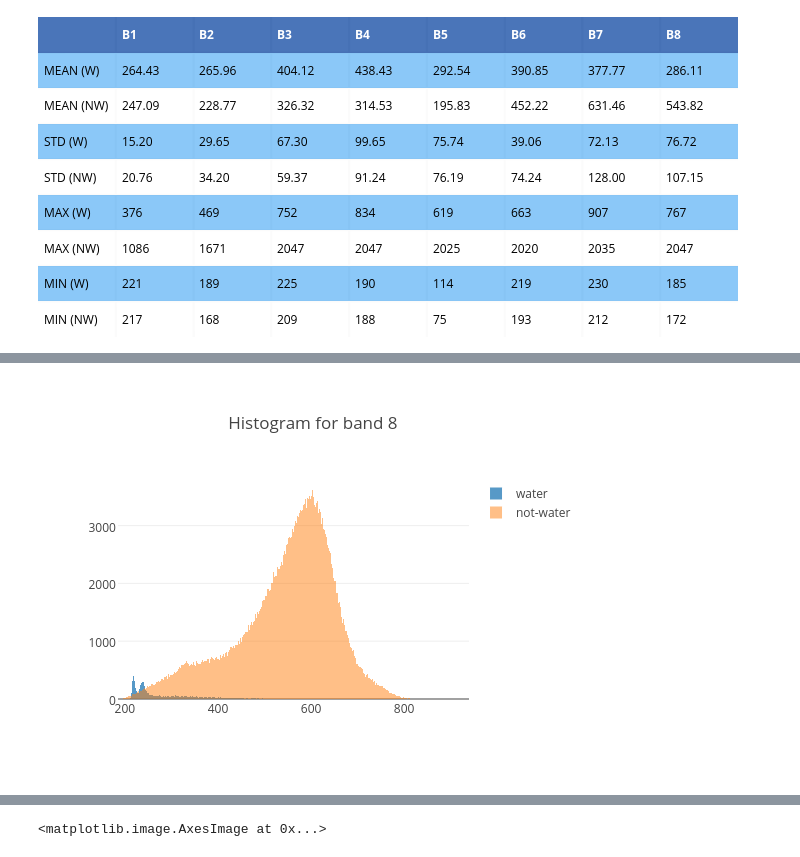
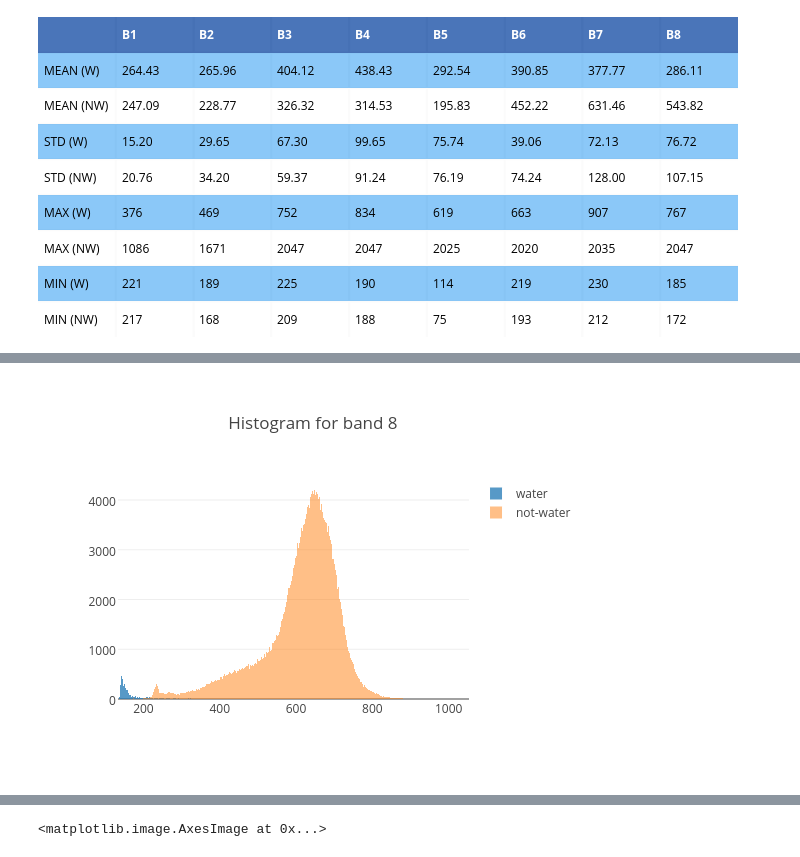
Before and after one commit to junjchen/jarvis, a Jupyter notebook: water_body_extraction/script.ipynb, the cells around one changed output, grey strips where cells are left out. Cells and saved outputs as stored; diff of their text form; code cells hidden in the pictures.

```diff
--- a/water_body_extraction/script.ipynb
+++ b/water_body_extraction/script.ipynb
@@ -16,0 +53,4 @@ i.m_bands_stats()
+# %%
+# Load test image 2
+
+ti2 = ImageFact('6110_4_0', ['7', '8'])
@@ -17,5 +59,5 @@ i.m_bands_stats()
 # %%
-i.plot_histogram_of_band_in_img_m(8)
+ti2.plot_histogram_of_band_in_img_m(8)
 # %% [output]
-[figure, old version]
+[figure, new version]
 # %%
```
Also changed, not shown: parts of 21 cells of this notebook, 5 other files.
